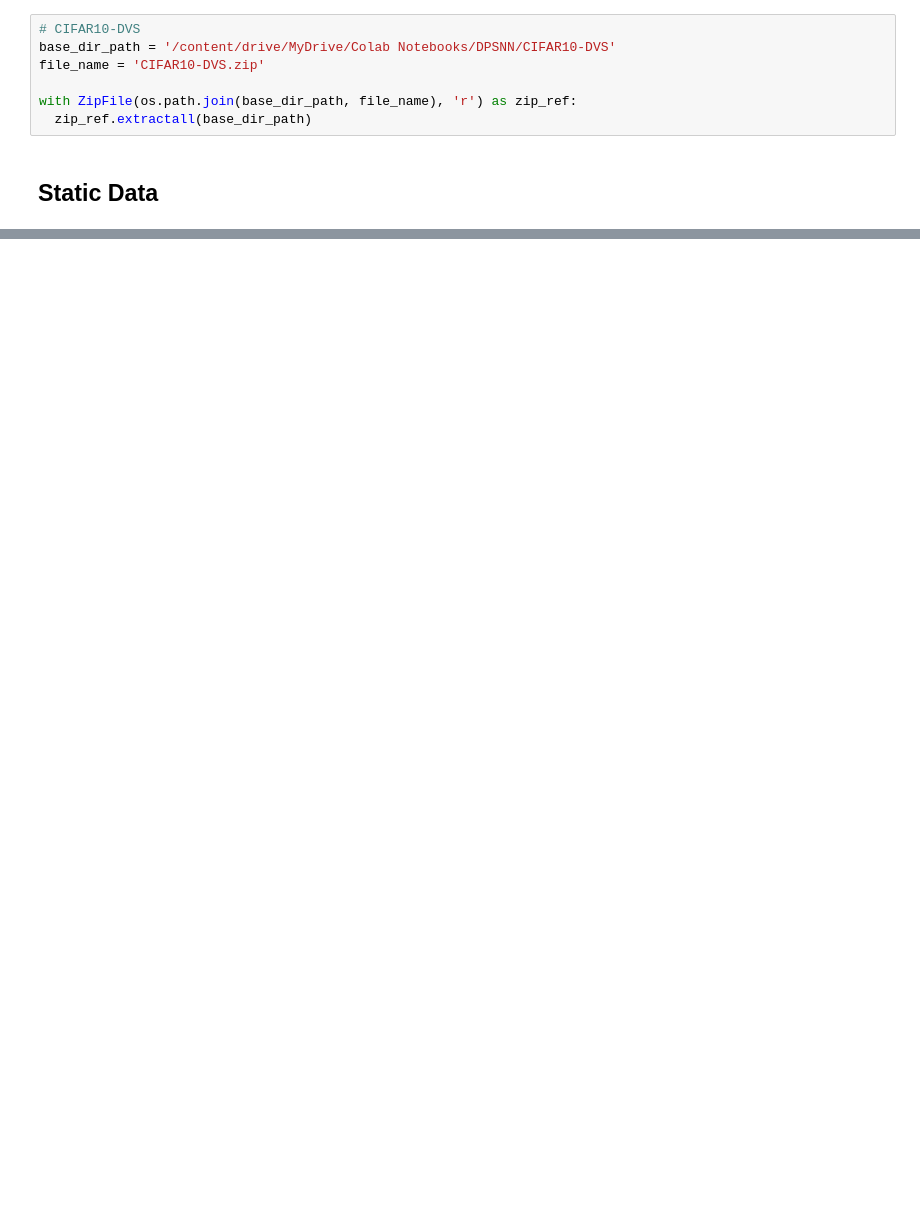
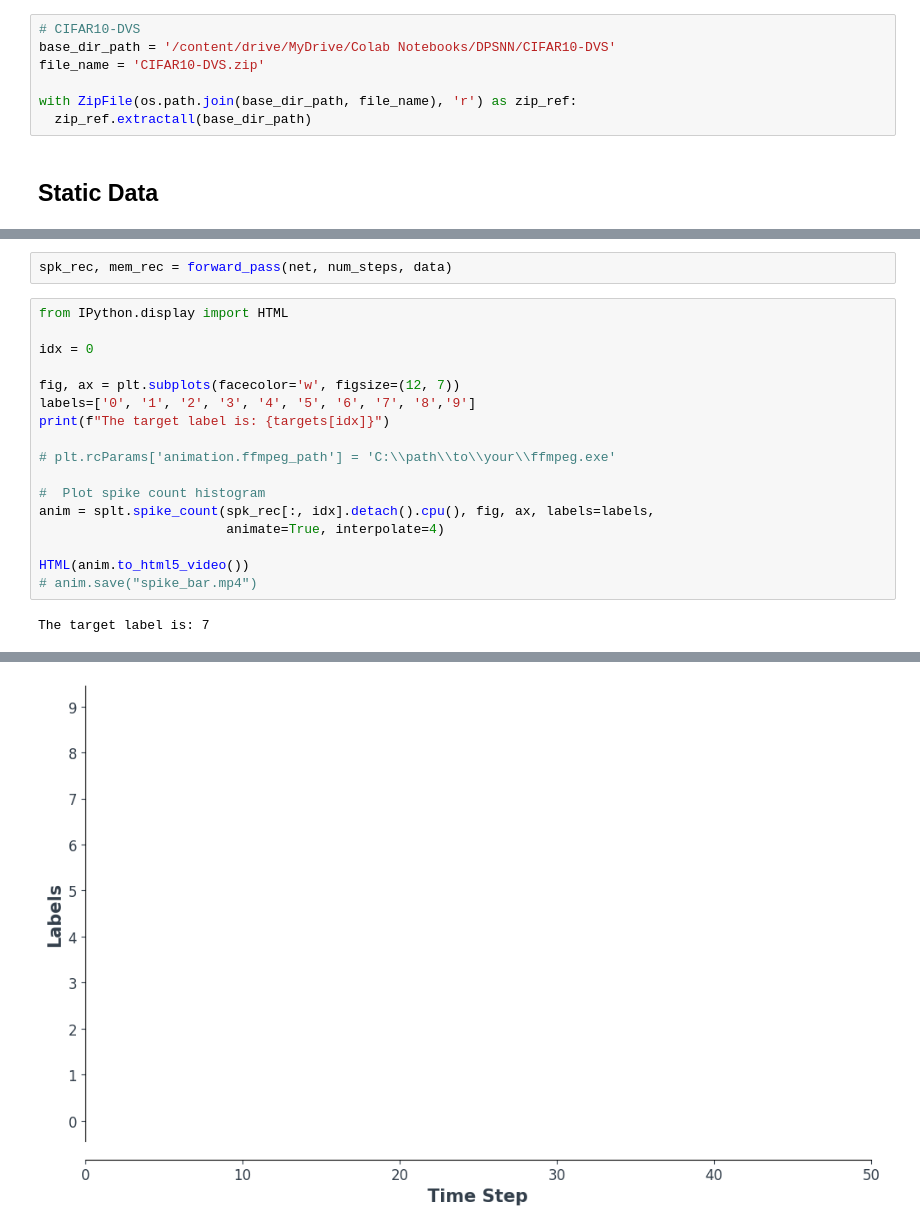
Before and after one commit to chardiwall/DPSNN, a Jupyter notebook: DPSNN.ipynb, the cells around one changed output, grey strips where cells are left out. Saved outputs shown, nothing was run; the diff lists cells and outputs as text; blank space fills up the shorter version.

```diff
--- a/DPSNN.ipynb
+++ b/DPSNN.ipynb
@@ -128,0 +340,21 @@ braincog.base.node?
+# %%
+spk_rec, mem_rec = forward_pass(net, num_steps, data)
+# %%
+from IPython.display import HTML
+
+idx = 0
+
+fig, ax = plt.subplots(facecolor='w', figsize=(12, 7))
+labels=['0', '1', '2', '3', '4', '5', '6', '7', '8','9']
+print(f"The target label is: {targets[idx]}")
+
+# plt.rcParams['animation.ffmpeg_path'] = 'C:\\path\\to\\your\\ffmpeg.exe'
+
+#  Plot spike count histogram
+anim = splt.spike_count(spk_rec[:, idx].detach().cpu(), fig, ax, labels=labels,
+                        animate=True, interpolate=4)
+
+HTML(anim.to_html5_video())
+# anim.save("spike_bar.mp4")
+# %% [output]
+The target label is: 7
@@ -128,0 +362 @@ braincog.base.node?
+[figure, added]
```
Also changed, not shown: parts of 26 cells of this notebook.
